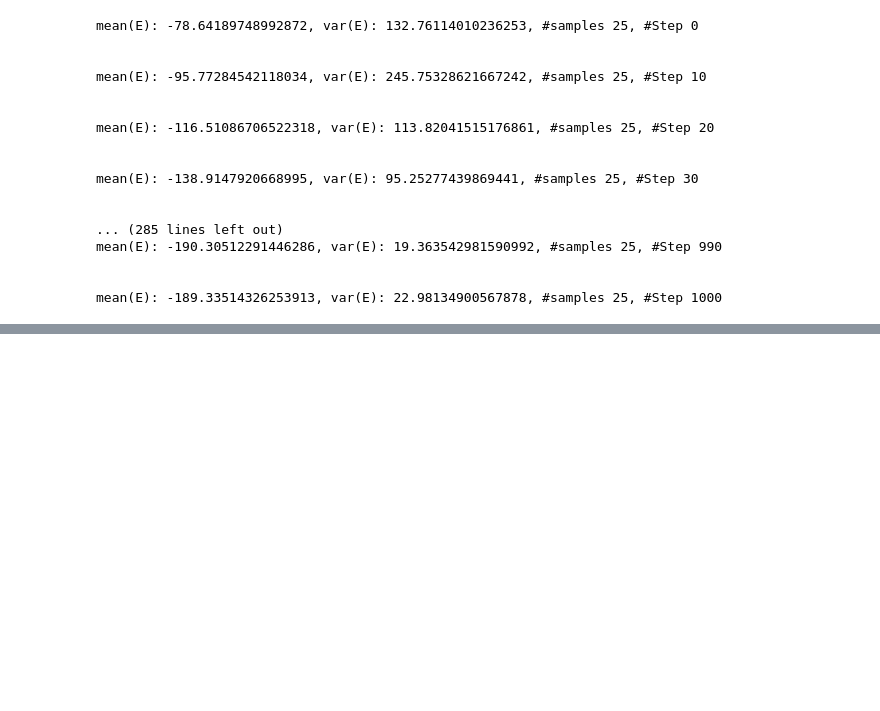
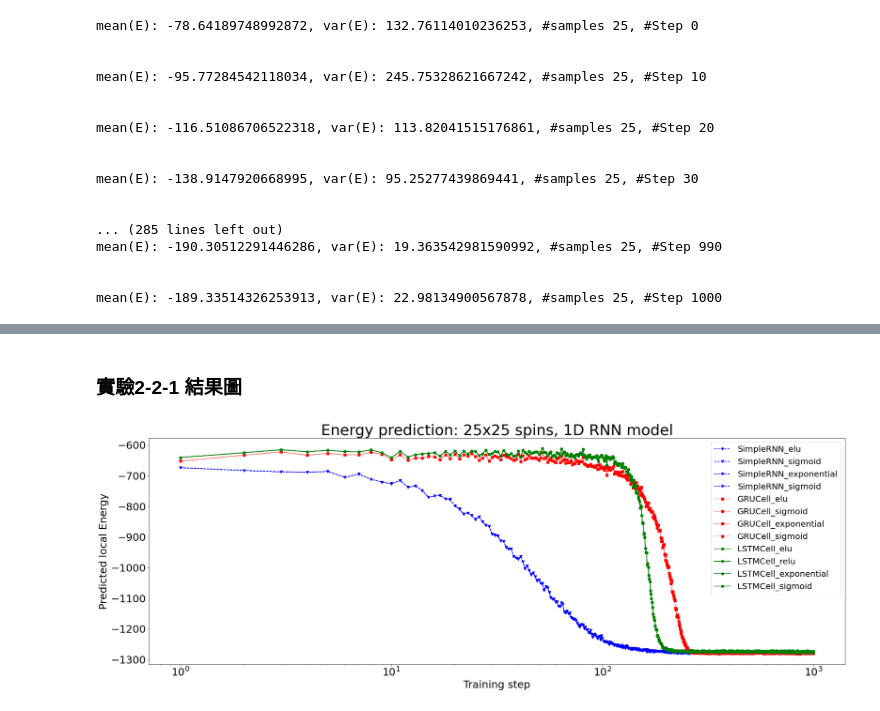
Before and after one commit to Yi-Huaaa/sqa-RNN, a Jupyter notebook: 2DTFIM_1DRNN/Run_2D_1D.ipynb, the cells around one changed output, grey strips where cells are left out. Drawn from its saved outputs; the diff is of its cells as text; code cells hidden in the pictures; blank space fills up the shorter version.

```diff
--- a/2DTFIM_1DRNN/Run_2D_1D.ipynb
+++ b/2DTFIM_1DRNN/Run_2D_1D.ipynb
@@ -328,0 +424,3 @@ RNNEnergy4040, varRNNEnergy4040 = run_2DTFIM(numsteps = 1000, systemsize_x = 40,
+# %%
+Energy_SimpRNN_exponential, varEnergy_SimpRNN_exponential = run_2DTFIM(RNNtype = 0, activationType = 2, numsteps = 1000, systemsize_x = 25, systemsize_y = 25, Bx = 1, num_units = 40, num_layers = 1, numsamples = 25, learningrate = 1e-4, seed = 333)
+Energy_SimpRNN_sigmoid, varEnergy_SimpRNN_sigmoid         = run_2DTFIM(RNNtype = 0, activationType = 3, numsteps = 1000, systemsize_x = 25, systemsize_y = 25, Bx = 1, num_units = 40, num_layers = 1, numsamples = 25, learningrate = 1e-4, seed = 333)
@@ -328,0 +445,8 @@ RNNEnergy4040, varRNNEnergy4040 = run_2DTFIM(numsteps = 1000, systemsize_x = 40,
+# %%
+import tensorflow as tf
+from Training1DRNN_2DTFIM import run_2DTFIM
+
+Energy_GRUCell_elu, varEnergy_GRUCell_elu                 = run_2DTFIM(RNNtype = 1, activationType = 0, numsteps = 1000, systemsize_x = 25, systemsize_y = 25, Bx = 1, num_units = 40, num_layers = 1, numsamples = 25, learningrate = 1e-4, seed = 333)
+Energy_GRUCell_relu, varEnergy_GRUCell_relu               = run_2DTFIM(RNNtype = 1, activationType = 1, numsteps = 1000, systemsize_x = 25, systemsize_y = 25, Bx = 1, num_units = 40, num_layers = 1, numsamples = 25, learningrate = 1e-4, seed = 333)
+Energy_GRUCell_exponential, varEnergy_GRUCell_exponential = run_2DTFIM(RNNtype = 1, activationType = 2, numsteps = 1000, systemsize_x = 25, systemsize_y = 25, Bx = 1, num_units = 40, num_layers = 1, numsamples = 25, learningrate = 1e-4, seed = 333)
+Energy_GRUCell_sigmoid, varEnergy_GRUCell_sigmoid         = run_2DTFIM(RNNtype = 1, activationType = 3, numsteps = 1000, systemsize_x = 25, systemsize_y = 25, Bx = 1, num_units = 40, num_layers = 1, numsamples = 25, learningrate = 1e-4, seed = 333)
@@ -328,0 +471,8 @@ RNNEnergy4040, varRNNEnergy4040 = run_2DTFIM(numsteps = 1000, systemsize_x = 40,
+# %%
+import tensorflow as tf
+from Training1DRNN_2DTFIM import run_2DTFIM
+
+Energy_LSTMCell_elu, varEnergy_LSTM_elu                 = run_2DTFIM(RNNtype = 2, activationType = 0, numsteps = 1000, systemsize_x = 25, systemsize_y = 25, Bx = 1, num_units = 40, num_layers = 1, numsamples = 25, learningrate = 1e-4, seed = 333)
+Energy_LSTMCell_relu, varEnergy_LSTM_relu               = run_2DTFIM(RNNtype = 2, activationType = 1, numsteps = 1000, systemsize_x = 25, systemsize_y = 25, Bx = 1, num_units = 40, num_layers = 1, numsamples = 25, learningrate = 1e-4, seed = 333)
+Energy_LSTMCell_exponential, varEnergy_LSTM_exponential = run_2DTFIM(RNNtype = 2, activationType = 2, numsteps = 1000, systemsize_x = 25, systemsize_y = 25, Bx = 1, num_units = 40, num_layers = 1, numsamples = 25, learningrate = 1e-4, seed = 333)
+Energy_LSTMCell_sigmoid, varEnergy_LSTM_sigmoid         = run_2DTFIM(RNNtype = 2, activationType = 3, numsteps = 1000, systemsize_x = 25, systemsize_y = 25, Bx = 1, num_units = 40, num_layers = 1, numsamples = 25, learningrate = 1e-4, seed = 333)
@@ -328,0 +601,41 @@ RNNEnergy4040, varRNNEnergy4040 = run_2DTFIM(numsteps = 1000, systemsize_x = 40,
+# %% [markdown]
+### 實驗2-2-1 結果圖
+# %%
+import matplotlib.pyplot as plt
+from matplotlib import rcParams
+
+# 能量震盪收斂圖
+rcParams['axes.labelsize']  = 20 #座標上的label大小
+rcParams['font.serif']      = ['Computer Modern']
+rcParams['font.size']       = 30
+rcParams['legend.fontsize'] = 20
+rcParams['xtick.labelsize'] = 25
+rcParams['ytick.labelsize'] = 25
+
+
+fig, ax = plt.subplots(figsize=(30, 10))
+ax.plot(np.arange(1, len(Energy_SimpRNN_elu)+1), Energy_SimpRNN_elu, "vb--", label="SimpleRNN_elu")
+ax.plot(np.arange(1, len(Energy_SimpRNN_relu)+1), Energy_SimpRNN_relu, "vb--",  label="SimpleRNN_sigmoid")
+ax.plot(np.arange(1, len(Energy_SimpRNN_exponential)+1), Energy_SimpRNN_exponential, "vb--", label="SimpleRNN_exponential")
+ax.plot(np.arange(1, len(Energy_SimpRNN_sigmoid)+1), Energy_SimpRNN_sigmoid, "vb--", label="SimpleRNN_sigmoid")
+
+ax.plot(np.arange(1, len(Energy_GRUCell_elu)+1), Energy_GRUCell_elu, "sr:", label="GRUCell_elu")
+ax.plot(np.arange(1, len(Energy_GRUCell_relu)+1), Energy_GRUCell_relu, "sr:",  label="GRUCell_sigmoid")
+ax.plot(np.arange(1, len(Energy_GRUCell_exponential)+1), Energy_GRUCell_exponential, "sr:", label="GRUCell_exponential")
+ax.plot(np.arange(1, len(Energy_GRUCell_sigmoid)+1), Energy_GRUCell_sigmoid, "sr:", label="GRUCell_sigmoid")
+
+ax.plot(np.arange(1, len(Energy_LSTMCell_elu)+1), Energy_LSTMCell_elu, "og-", label="LSTMCell_elu")
+ax.plot(np.arange(1, len(Energy_LSTMCell_relu)+1), Energy_LSTMCell_relu, "og-",  label="LSTMCell_relu")
+ax.plot(np.arange(1, len(Energy_LSTMCell_exponential)+1), Energy_LSTMCell_exponential, "og-", label="LSTMCell_exponential")
+ax.plot(np.arange(1, len(Energy_LSTMCell_sigmoid)+1), Energy_LSTMCell_sigmoid, "og-", label="LSTMCell_sigmoid")
+
+
+plt.title("Energy prediction: 25x25 spins, 1D RNN model", fontsize = 36)
+ax.set_xlabel(r'Training step', fontsize = 25)
+ax.set_ylabel('Predicted local Energy', fontsize = 25)
+ax.set_xscale('log')
+plt.legend()
+plt.show()
+print("\n")
+# %% [output]
+[figure, added]
```
Also changed, not shown: parts of 22 cells of this notebook.
